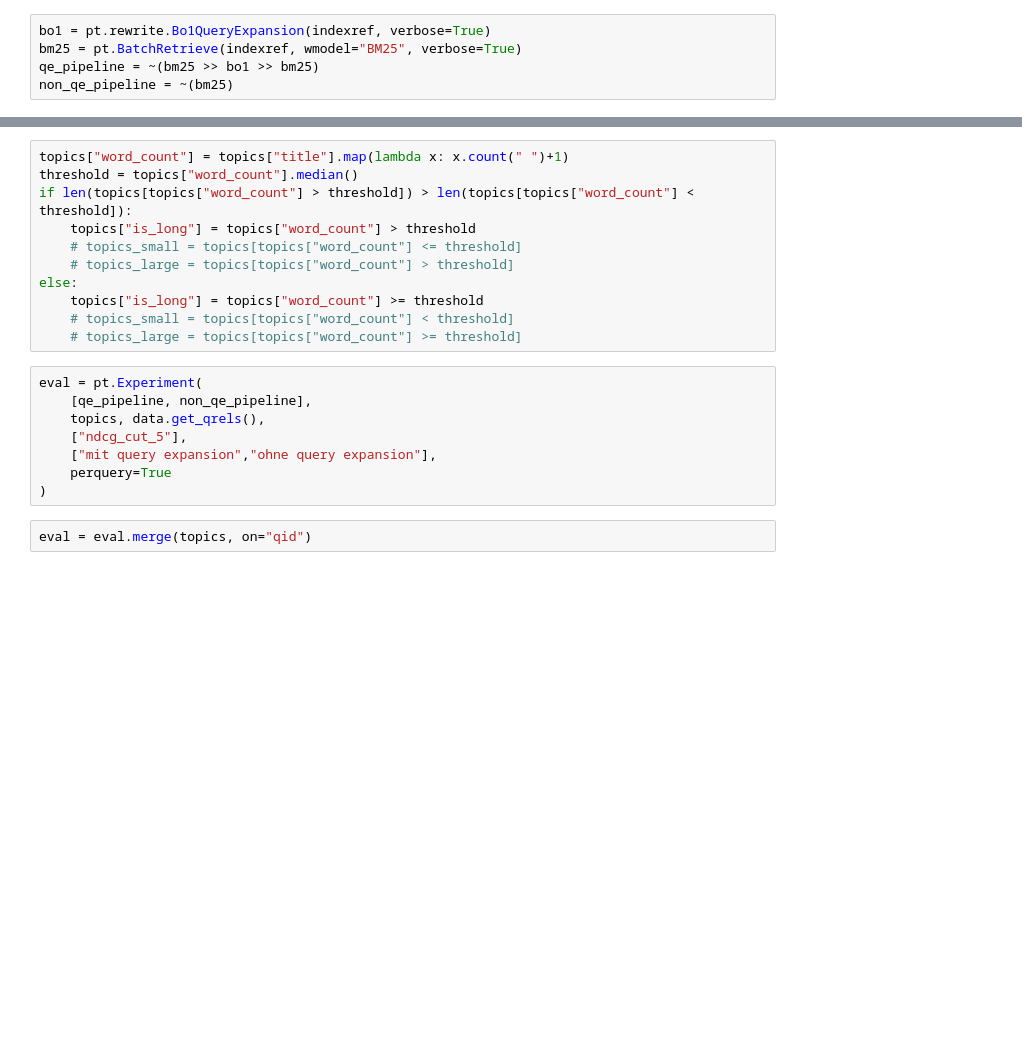
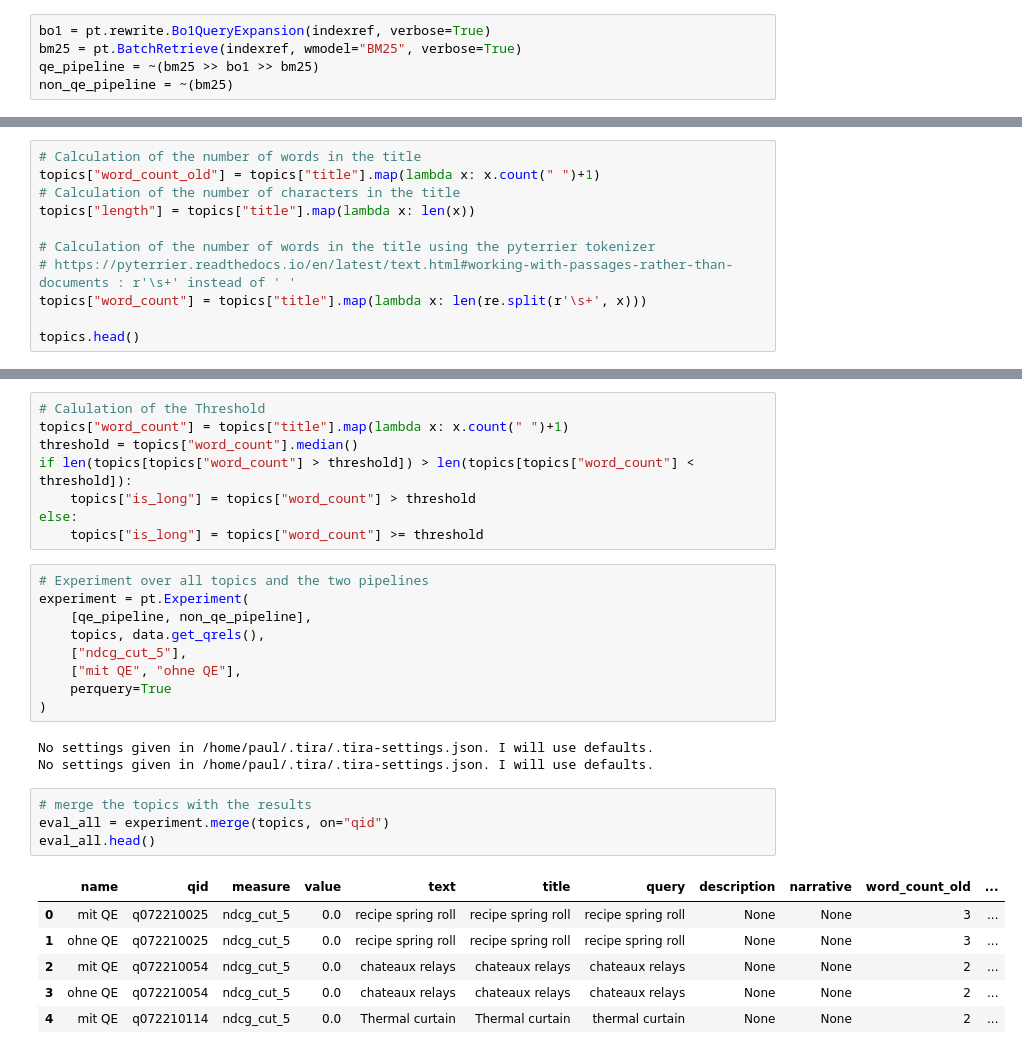
Before and after one commit to tira-io/ir-lab-jena-leipzig-wise-2023-geometric-tortoise, a Jupyter notebook: jupyter-notebook-submissions/hypothesentest.ipynb, the cells around one changed output, grey strips where cells are left out. Cells and saved outputs as stored; diff of their text form; blank space fills up the shorter version.

```diff
--- a/jupyter-notebook-submissions/hypothesentest.ipynb
+++ b/jupyter-notebook-submissions/hypothesentest.ipynb
@@ -86,0 +89,11 @@ There are multiple query fields available: ('text', 'title', 'query', 'descripti
+# %%
+# Calculation of the number of words in the title
+topics["word_count_old"] = topics["title"].map(lambda x: x.count(" ")+1)
+# Calculation of the number of characters in the title
+topics["length"] = topics["title"].map(lambda x: len(x))
+
+# Calculation of the number of words in the title using the pyterrier tokenizer
+# https://pyterrier.readthedocs.io/en/latest/text.html#working-with-passages-rather-than-documents : r'\s+' instead of ' '
+topics["word_count"] = topics["title"].map(lambda x: len(re.split(r'\s+', x)))
+
+topics.head()
@@ -87,21 +107,31 @@ There are multiple query fields available: ('text', 'title', 'query', 'descripti
 # %%
+# Calulation of the Threshold
 topics["word_count"] = topics["title"].map(lambda x: x.count(" ")+1)
 threshold = topics["word_count"].median()
 if len(topics[topics["word_count"] > threshold]) > len(topics[topics["word_count"] < threshold]):
     topics["is_long"] = topics["word_count"] > threshold
-    # topics_small = topics[topics["word_count"] <= threshold]
-    # topics_large = topics[topics["word_count"] > threshold]
 else:
     topics["is_long"] = topics["word_count"] >= threshold
-    # topics_small = topics[topics["word_count"] < threshold]
-    # topics_large = topics[topics["word_count"] >= threshold]
 # %%
-eval = pt.Experiment(
+# Experiment over all topics and the two pipelines
+experiment = pt.Experiment(
     [qe_pipeline, non_qe_pipeline],
     topics, data.get_qrels(),
     ["ndcg_cut_5"],
-    ["mit query expansion","ohne query expansion"],
+    ["mit QE", "ohne QE"],
     perquery=True
 )
+# %% [output]
+No settings given in /home/paul/.tira/.tira-settings.json. I will use defaults.
+No settings given in /home/paul/.tira/.tira-settings.json. I will use defaults.
-# %%
-eval = eval.merge(topics, on="qid")
+# %%
+# merge the topics with the results
+eval_all = experiment.merge(topics, on="qid")
+eval_all.head()
+# %% [output]
+|  | name | qid | measure | value | text | title | query | description | narrative | word_count_old | ... |
+| 0 | mit QE | q072210025 | ndcg_cut_5 | 0.0 | recipe spring roll | recipe spring roll | recipe spring roll | None | None | 3 | ... |
+| 1 | ohne QE | q072210025 | ndcg_cut_5 | 0.0 | recipe spring roll | recipe spring roll | recipe spring roll | None | None | 3 | ... |
+| 2 | mit QE | q072210054 | ndcg_cut_5 | 0.0 | chateaux relays | chateaux relays | chateaux relays | None | None | 2 | ... |
+| 3 | ohne QE | q072210054 | ndcg_cut_5 | 0.0 | chateaux relays | chateaux relays | chateaux relays | None | None | 2 | ... |
+| 4 | mit QE | q072210114 | ndcg_cut_5 | 0.0 | Thermal curtain | Thermal curtain | thermal curtain | None | None | 2 | ... |
```
Also changed, not shown: parts of 22 cells of this notebook.
